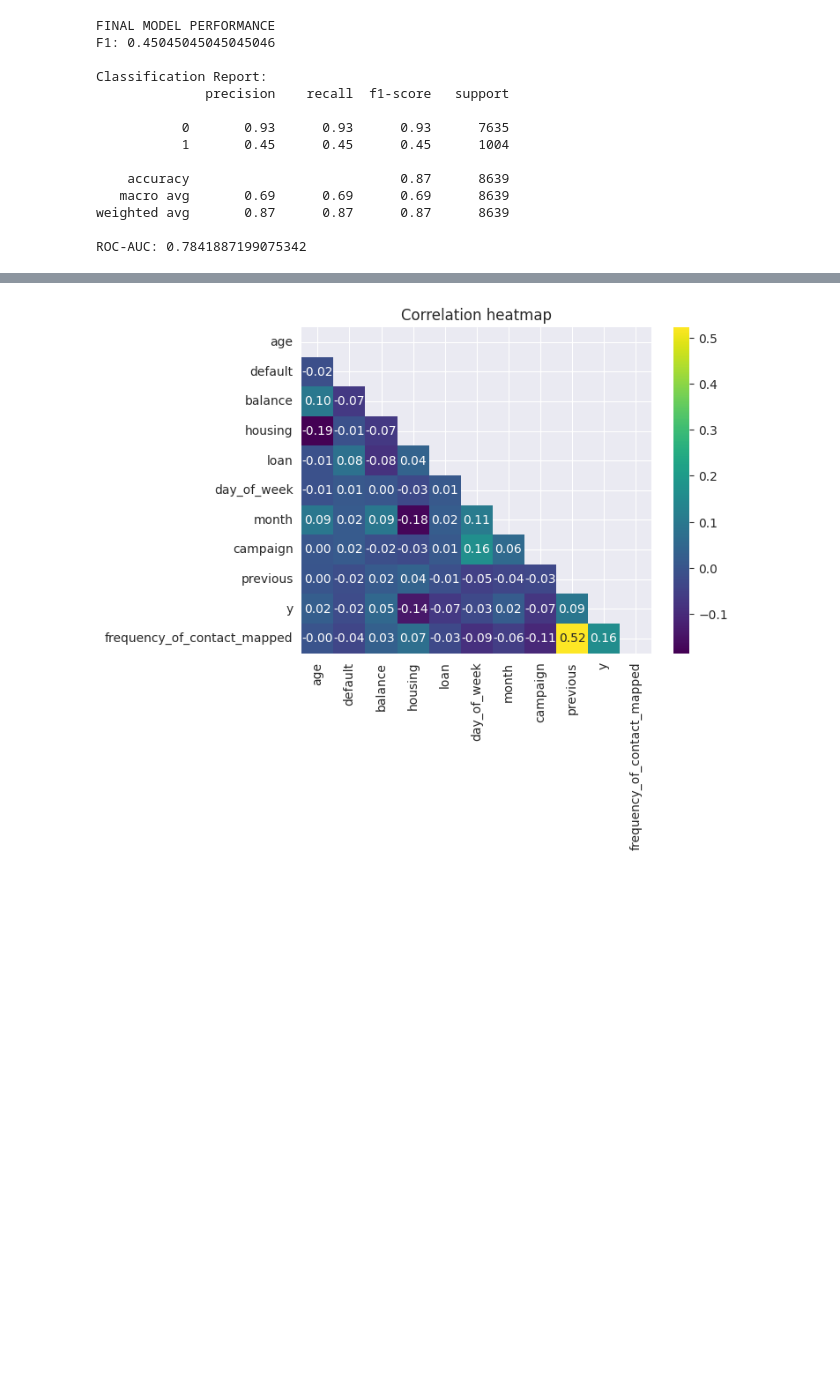
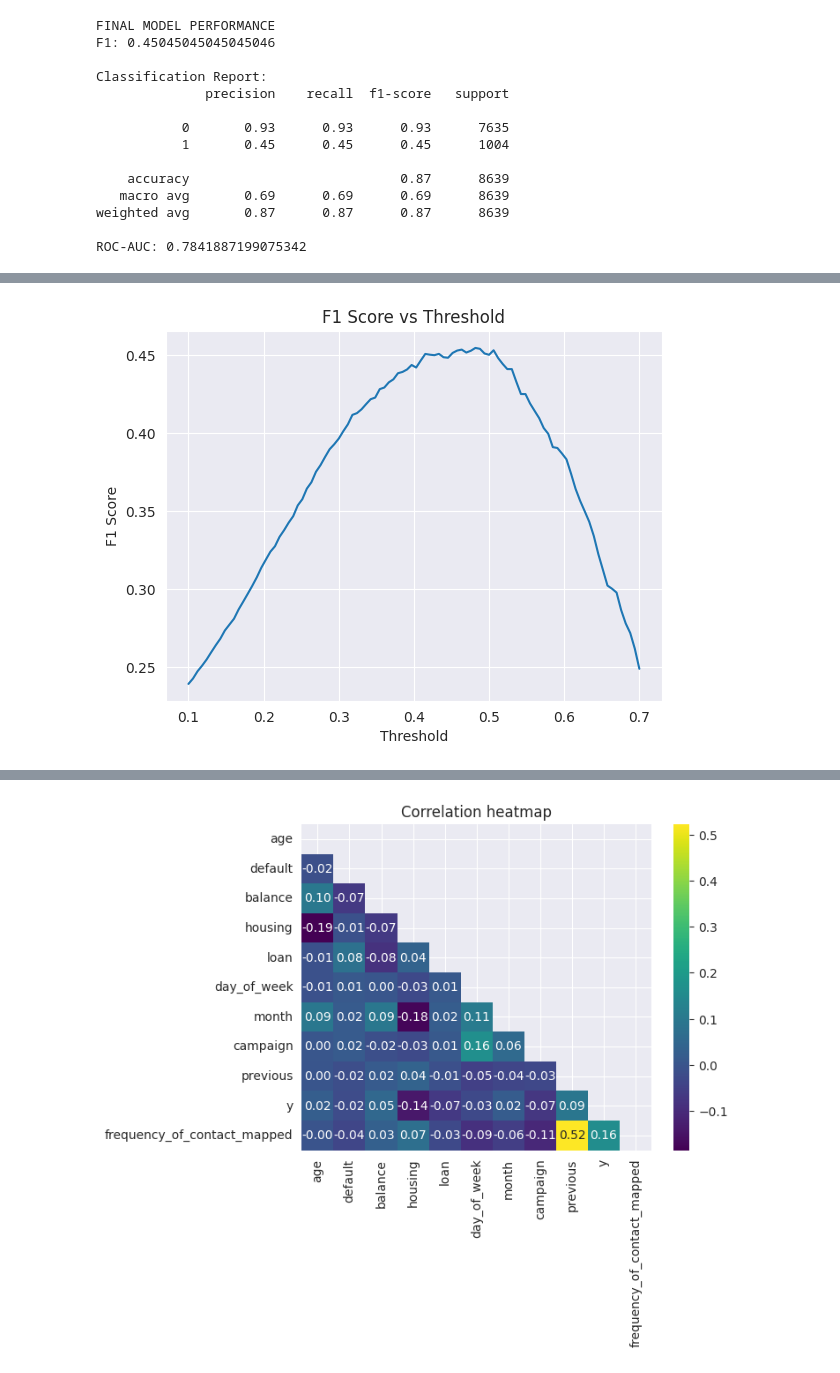
Before and after one commit to Gcarmnonapy7/bank_marketing_random_forest_classification, a Jupyter notebook: UCI_market.ipynb, the cells around one changed output, grey strips where cells are left out. Cells and saved outputs as stored; diff of their text form; code cells hidden in the pictures; blank space fills up the shorter version.

```diff
--- a/UCI_market.ipynb
+++ b/UCI_market.ipynb
@@ -373,0 +387,17 @@ ROC-AUC: 0.7841887199075342
+# %%
+import numpy as np
+
+thresholds = np.linspace(0.1, 0.7, 100)
+f1_scores = []
+
+for t in thresholds:
+    y_pred_t = (y_prob > t).astype(int)
+    f1_scores.append(f1_score(y_test, y_pred_t))
+
+plt.plot(thresholds, f1_scores)
+plt.xlabel("Threshold")
+plt.ylabel("F1 Score")
+plt.title("F1 Score vs Threshold")
+plt.show()
+# %% [output]
+[figure, added]
```
Also changed, not shown: parts of 4 cells of this notebook.
